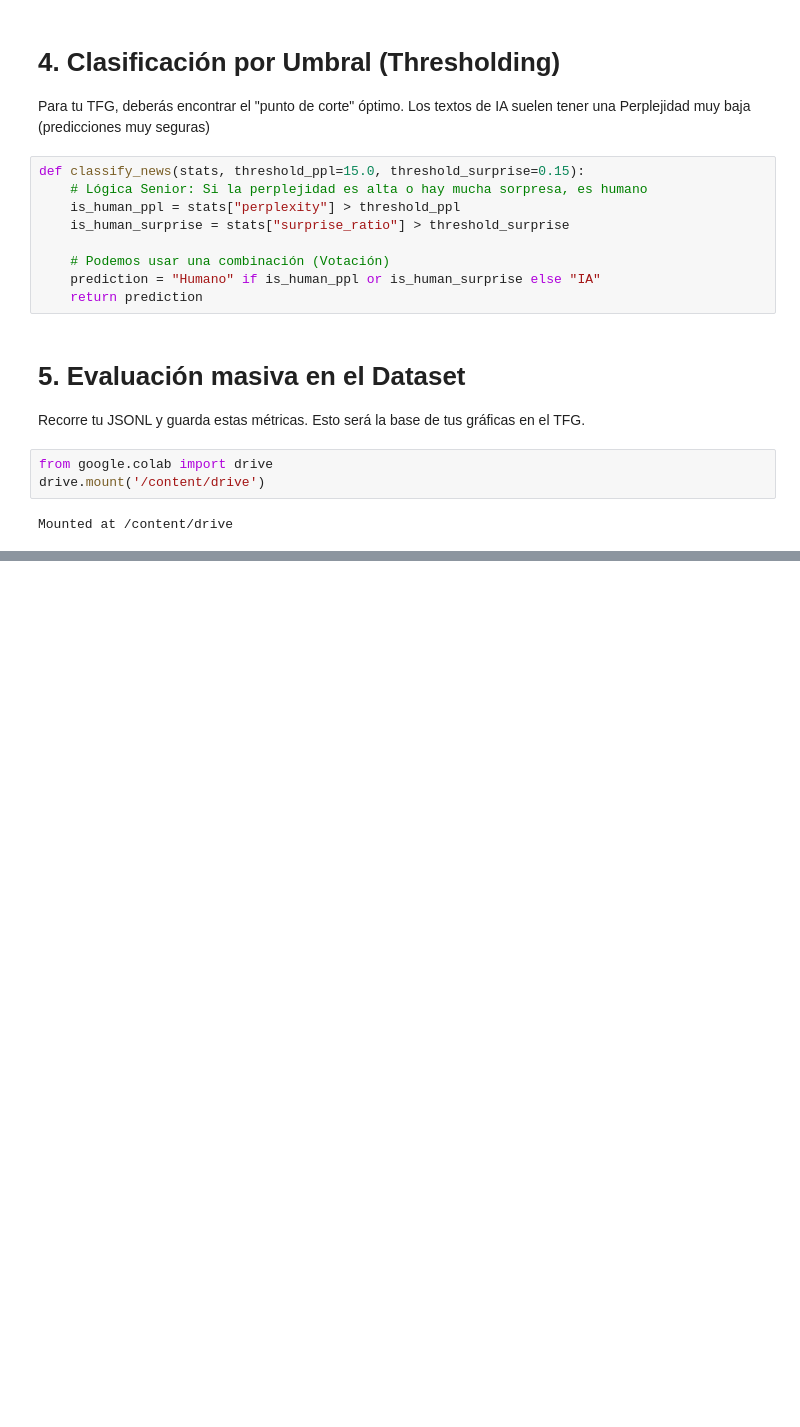
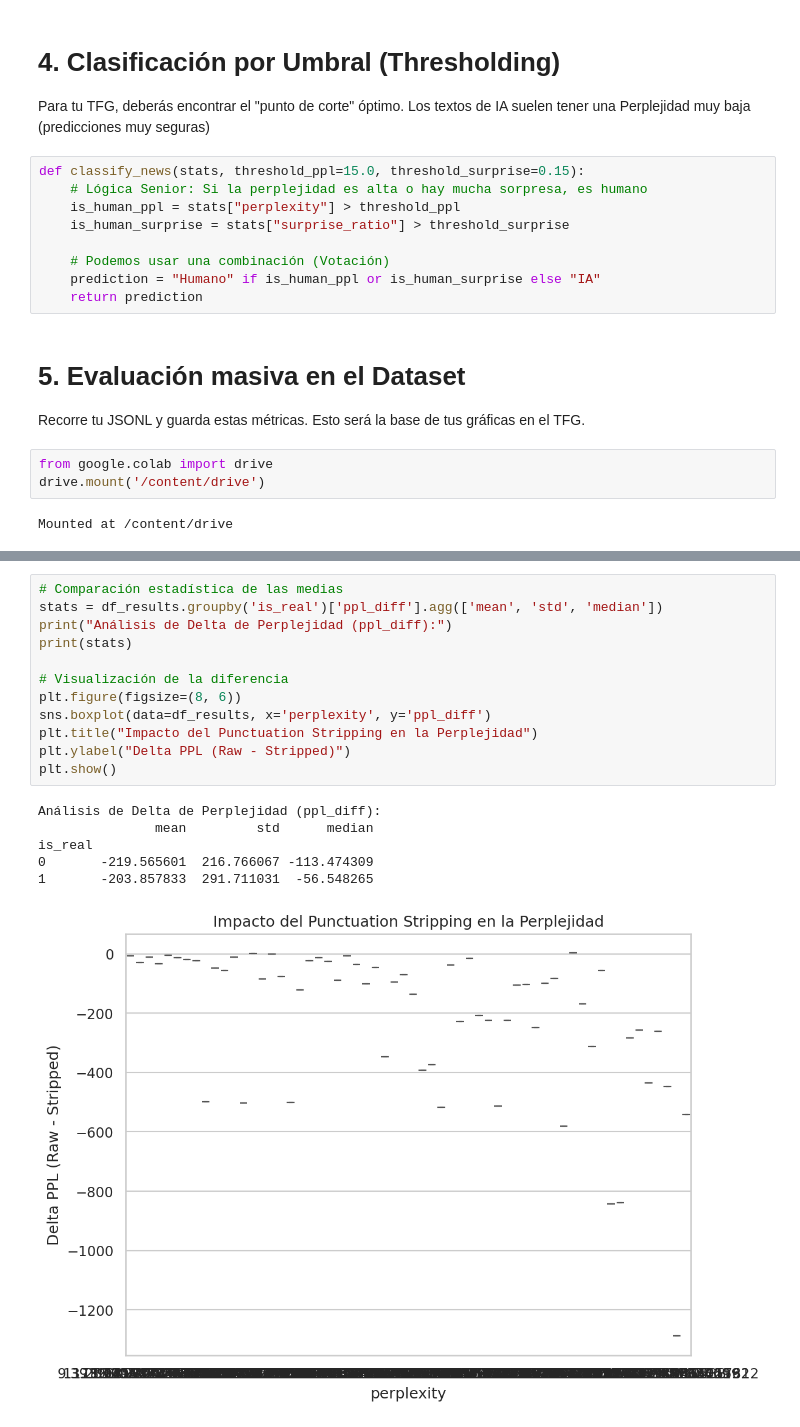
Before and after one commit to JavierPrior845/tfg-ai-text-detection, a Jupyter notebook: models/decoder-only/Decoder-Only-Titles.ipynb, the cells around one changed output, grey strips where cells are left out. Cells and saved outputs as stored; diff of their text form; blank space fills up the shorter version.

```diff
--- a/models/decoder-only/Decoder-Only-Titles.ipynb
+++ b/models/decoder-only/Decoder-Only-Titles.ipynb
@@ -109,0 +207,19 @@ label_real
+# %%
+# Comparación estadística de las medias
+stats = df_results.groupby('is_real')['ppl_diff'].agg(['mean', 'std', 'median'])
+print("Análisis de Delta de Perplejidad (ppl_diff):")
+print(stats)
+
+# Visualización de la diferencia
+plt.figure(figsize=(8, 6))
+sns.boxplot(data=df_results, x='perplexity', y='ppl_diff')
+plt.title("Impacto del Punctuation Stripping en la Perplejidad")
+plt.ylabel("Delta PPL (Raw - Stripped)")
+plt.show()
+# %% [output]
+Análisis de Delta de Perplejidad (ppl_diff):
+               mean         std      median
+is_real
+0       -219.565601  216.766067 -113.474309
+1       -203.857833  291.711031  -56.548265
+[figure, added]
```
Also changed, not shown: parts of 11 cells of this notebook.
